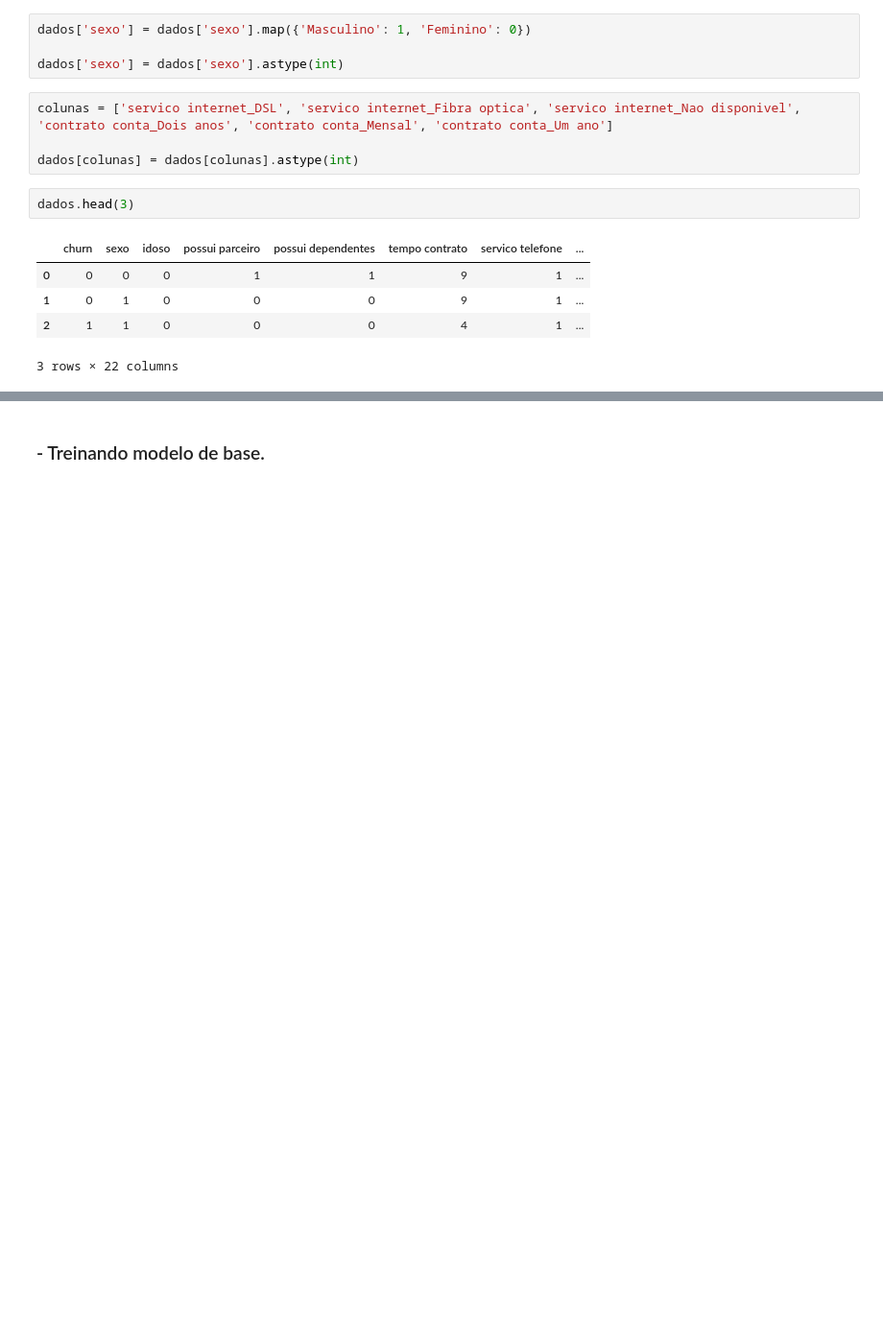
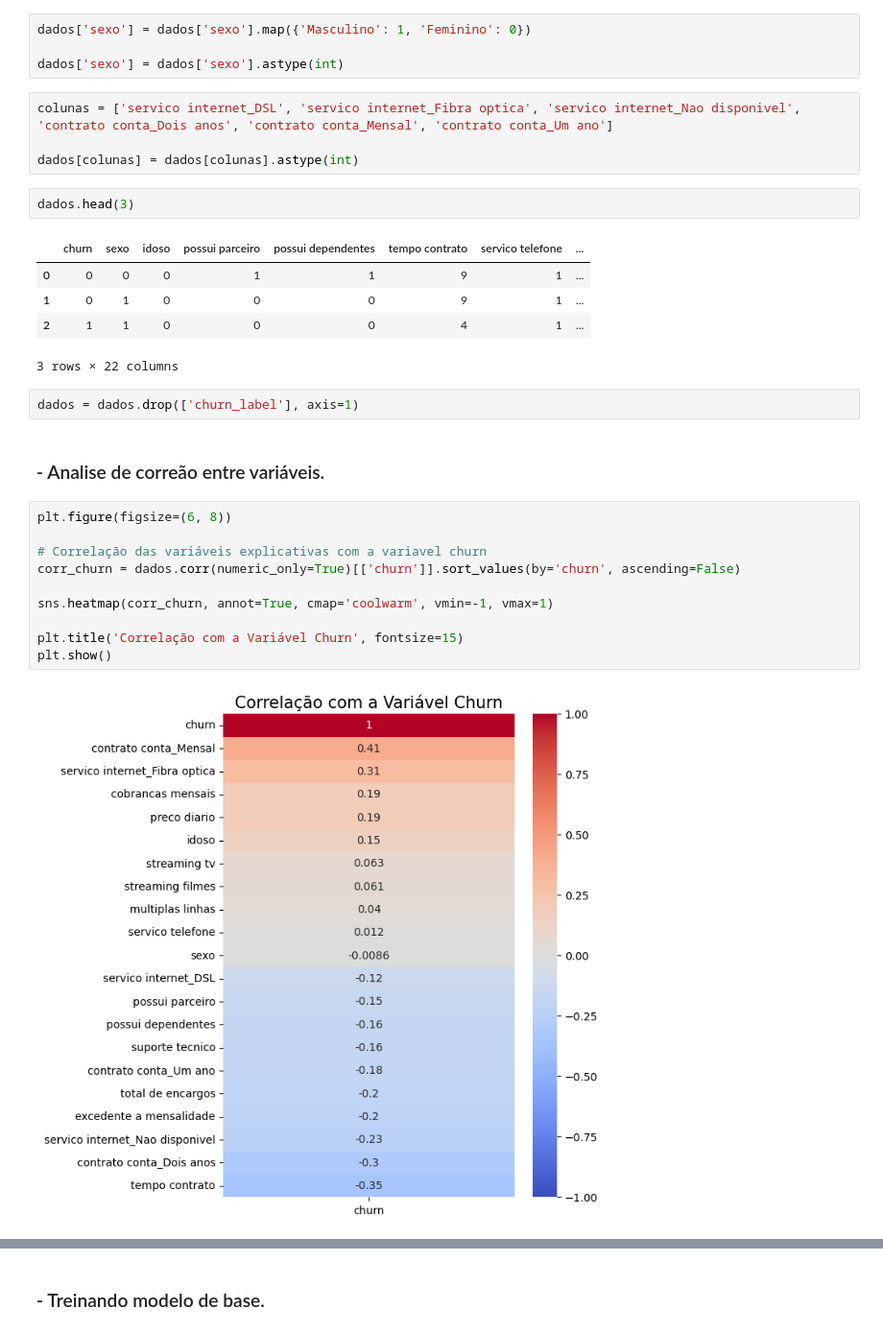
Before and after one commit to DaDosValle/Analise_Preditiva-Machine_Learning-TelecomX, a Jupyter notebook: Analise_Preditiva_TelecomX.ipynb, the cells around one changed output, grey strips where cells are left out. Shown at 96% size. Cells and saved outputs as stored; diff of their text form; blank space fills up the shorter version.

```diff
--- a/Analise_Preditiva_TelecomX.ipynb
+++ b/Analise_Preditiva_TelecomX.ipynb
@@ -228,3 +234,19 @@ dados.head(3)
 | 1 | 0 | 1 | 0 | 0 | 0 | 9 | 1 | ... |
 | 2 | 1 | 1 | 0 | 0 | 0 | 4 | 1 | ... |
 3 rows × 22 columns
+# %%
+dados = dados.drop(['churn_label'], axis=1)
+# %% [markdown]
+### - Analise de correão entre variáveis.
+# %%
+plt.figure(figsize=(6, 8))
+
+# Correlação das variáveis explicativas com a variavel churn
+corr_churn = dados.corr(numeric_only=True)[['churn']].sort_values(by='churn', ascending=False)
+
+sns.heatmap(corr_churn, annot=True, cmap='coolwarm', vmin=-1, vmax=1)
+
+plt.title('Correlação com a Variável Churn', fontsize=15)
+plt.show()
+# %% [output]
+[figure, added]
```
Also changed, not shown: parts of 16 cells of this notebook.
